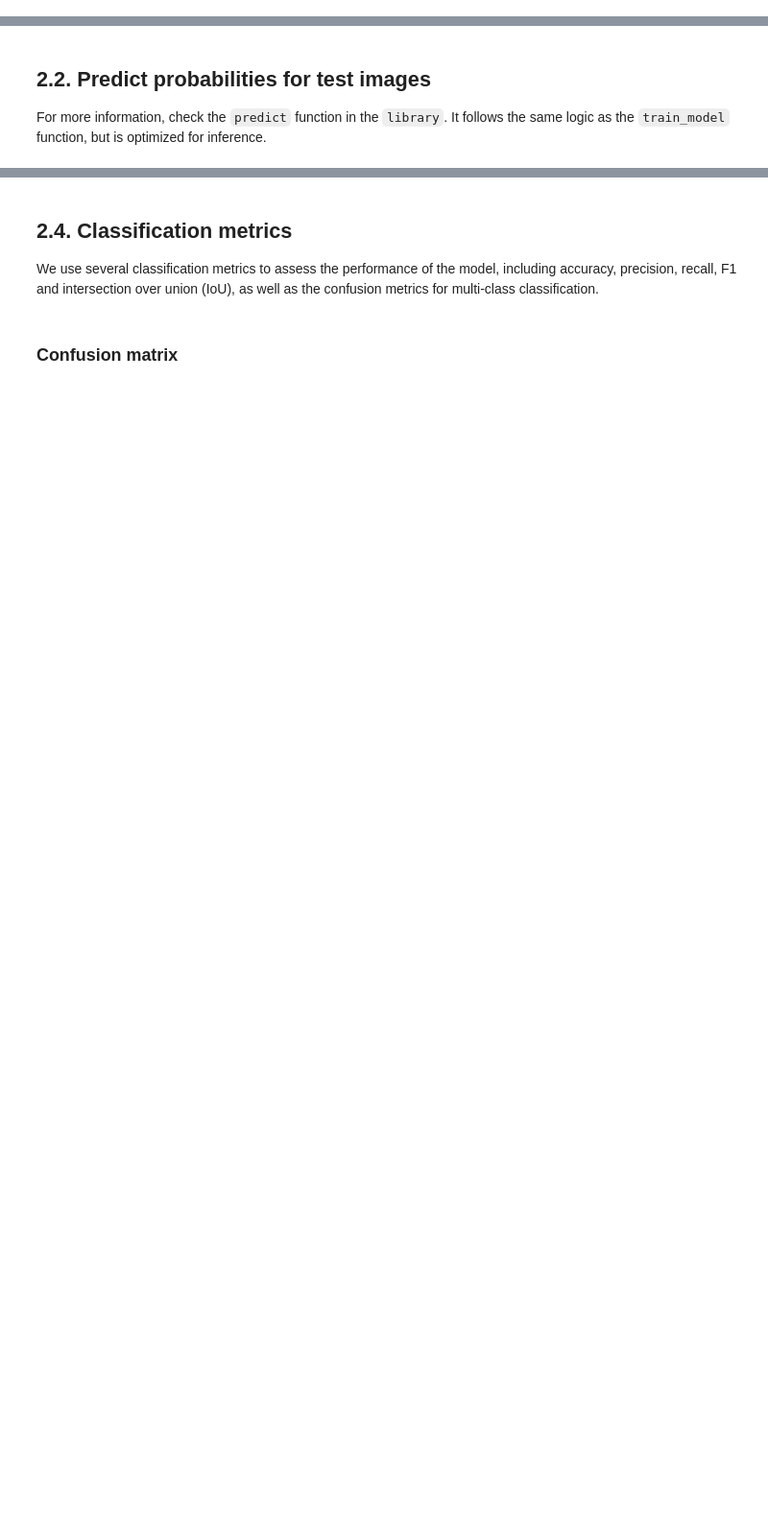
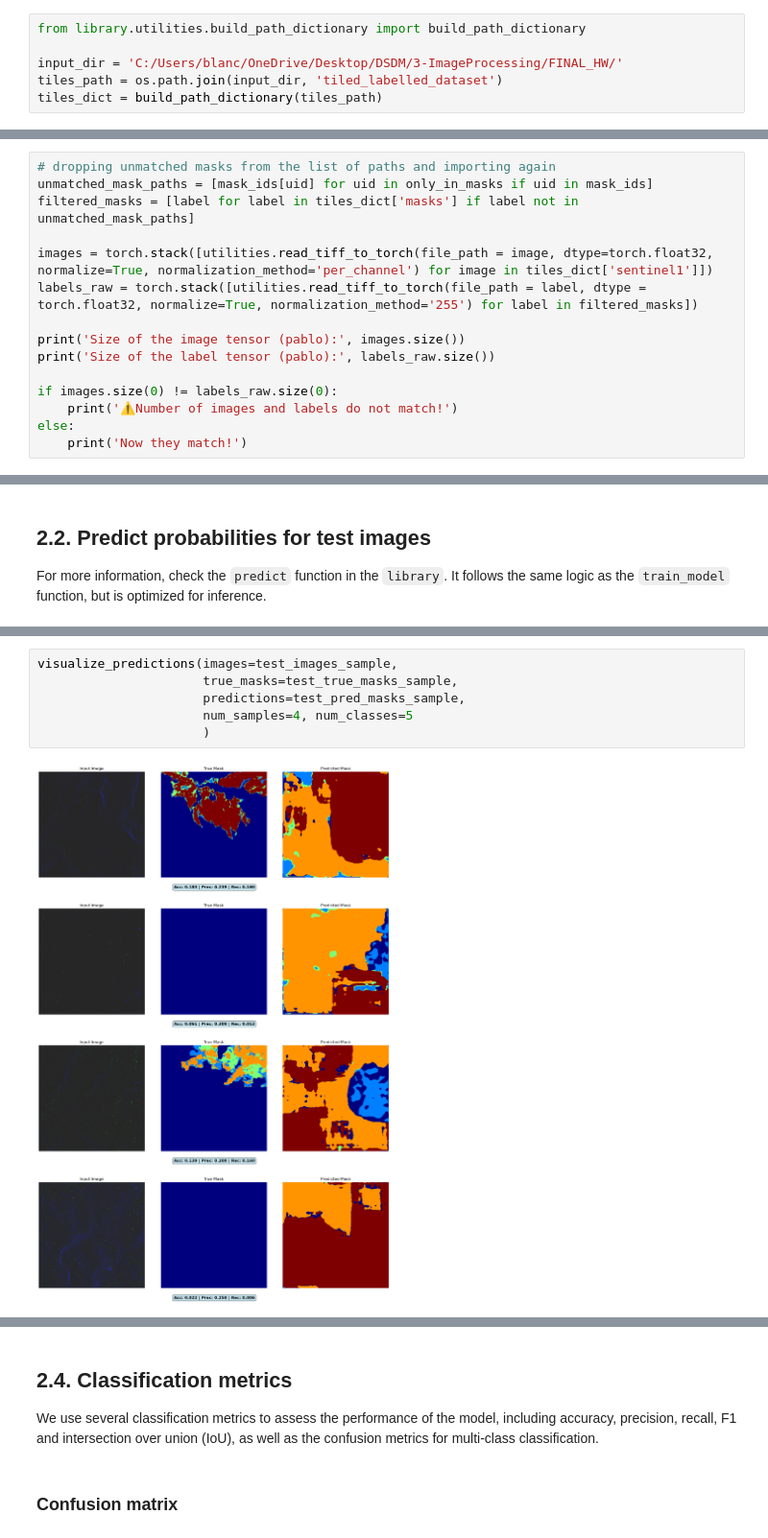
Before and after one commit to pablo-fdz/DL_improc_final_project, a Jupyter notebook: 5_2_evaluation_on_test_S1.ipynb, the cells around one changed output, grey strips where cells are left out. Shown at 96% size. Drawn from its saved outputs; the diff is of its cells as text; blank space fills up the shorter version.

```diff
--- a/5_2_evaluation_on_test_S1.ipynb
+++ b/5_2_evaluation_on_test_S1.ipynb
@@ -132,0 +101,6 @@ labels_raw = torch.stack([utilities.read_tiff_to_torch(file_path = label, dtype
+# %%
+from library.utilities.build_path_dictionary import build_path_dictionary
+
+input_dir = 'C:/Users/blanc/OneDrive/Desktop/DSDM/3-ImageProcessing/FINAL_HW/'
+tiles_path = os.path.join(input_dir, 'tiled_labelled_dataset')
+tiles_dict = build_path_dictionary(tiles_path)
@@ -144,0 +164,15 @@ Size of the label tensor: torch.Size([3176, 1, 256, 256])
+# %%
+# dropping unmatched masks from the list of paths and importing again
+unmatched_mask_paths = [mask_ids[uid] for uid in only_in_masks if uid in mask_ids]
+filtered_masks = [label for label in tiles_dict['masks'] if label not in unmatched_mask_paths]
+
+images = torch.stack([utilities.read_tiff_to_torch(file_path = image, dtype=torch.float32, normalize=True, normalization_method='per_channel') for image in tiles_dict['sentinel1']])
+labels_raw = torch.stack([utilities.read_tiff_to_torch(file_path = label, dtype = torch.float32, normalize=True, normalization_method='255') for label in filtered_masks])
+
+print('Size of the image tensor (pablo):', images.size())
+print('Size of the label tensor (pablo):', labels_raw.size())
+
+if images.size(0) != labels_raw.size(0):
+    print('⚠️Number of images and labels do not match!')
+else:
+    print('Now they match!')
@@ -269,0 +314,8 @@ visualizations.visualize_predictions(
+# %%
+visualize_predictions(images=test_images_sample,
+                      true_masks=test_true_masks_sample,
+                      predictions=test_pred_masks_sample,
+                      num_samples=4, num_classes=5
+                      )
+# %% [output]
+[figure, added]
```
Also changed, not shown: parts of 36 cells of this notebook, 1 other file.
